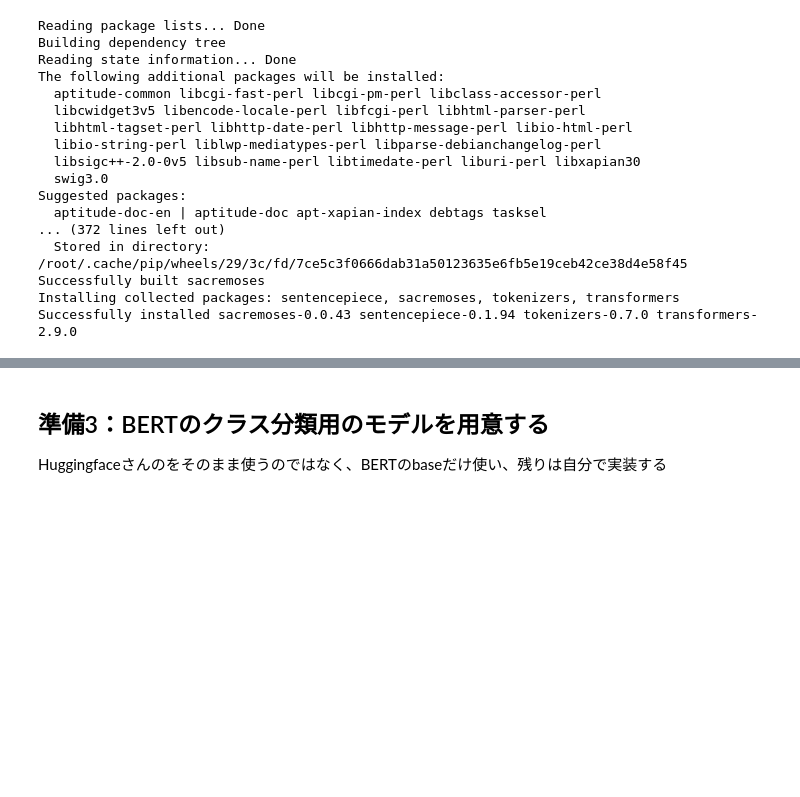
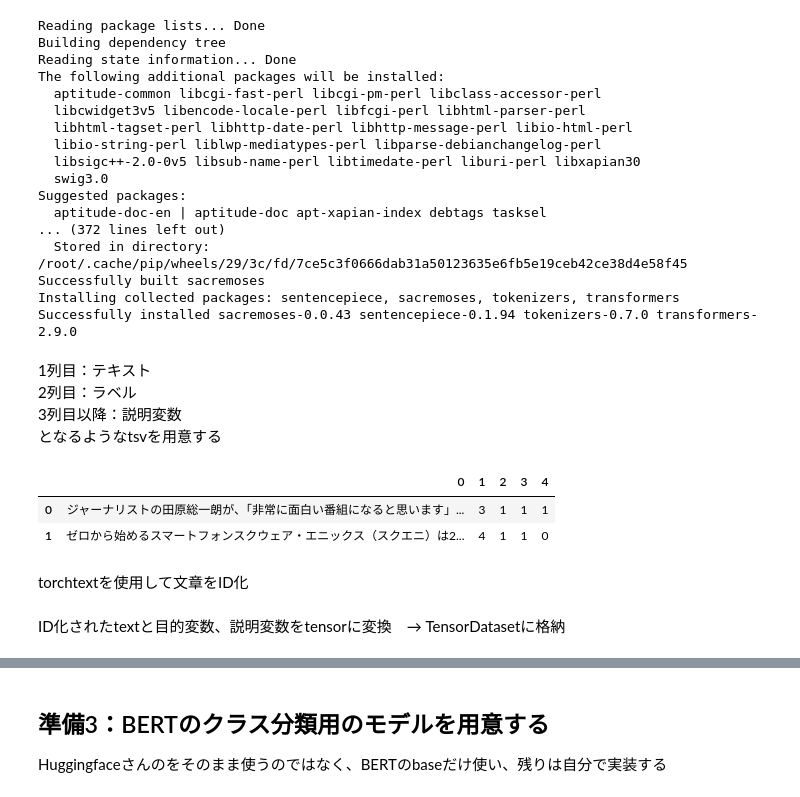
Before and after one commit to taichihaya/test, a Jupyter notebook: 2_BERT_livedoor_news_add_features.ipynb, the cells around one changed output, grey strips where cells are left out. Cells and saved outputs as stored; diff of their text form; code cells hidden in the pictures; blank space fills up the shorter version.

```diff
--- a/2_BERT_livedoor_news_add_features.ipynb
+++ b/2_BERT_livedoor_news_add_features.ipynb
@@ -258,6 +258,21 @@ from transformers.tokenization_bert_japanese import BertJapaneseTokenizer
 # 日本語BERTの分かち書き用tokenizerです
 tokenizer = BertJapaneseTokenizer.from_pretrained(
     'bert-base-japanese-whole-word-masking')
+# %% [markdown]
+1列目：テキスト
+2列目：ラベル
+3列目以降：説明変数
+となるようなtsvを用意する
+# %%
+train_eval = pd.read_csv("./train_eval.tsv",sep="\t",header=None)
+test = pd.read_csv("./test.tsv",sep="\t",header=None)
+train_eval.head(2)
+# %% [output]
+|  | 0 | 1 | 2 | 3 | 4 |
+| 0 | ジャーナリストの田原総一朗が、「非常に面白い番組になると思います」... | 3 | 1 | 1 | 1 |
+| 1 | ゼロから始めるスマートフォンスクウェア・エニックス（スクエニ）は2... | 4 | 1 | 1 | 0 |
+# %% [markdown]
+torchtextを使用して文章をID化
 # %%
 # データを読み込んだときに、読み込んだ内容に対して行う処理を定義します
 
@@ -293 +308,3 @@ dataset_train_eval, dataset_test = torchtext.data.TabularDataset.splits(
+# %% [markdown]
+ID化されたtextと目的変数、説明変数をtensorに変換　→ TensorDatasetに格納
 # %%
```
Also changed, not shown: parts of 15 cells of this notebook.
